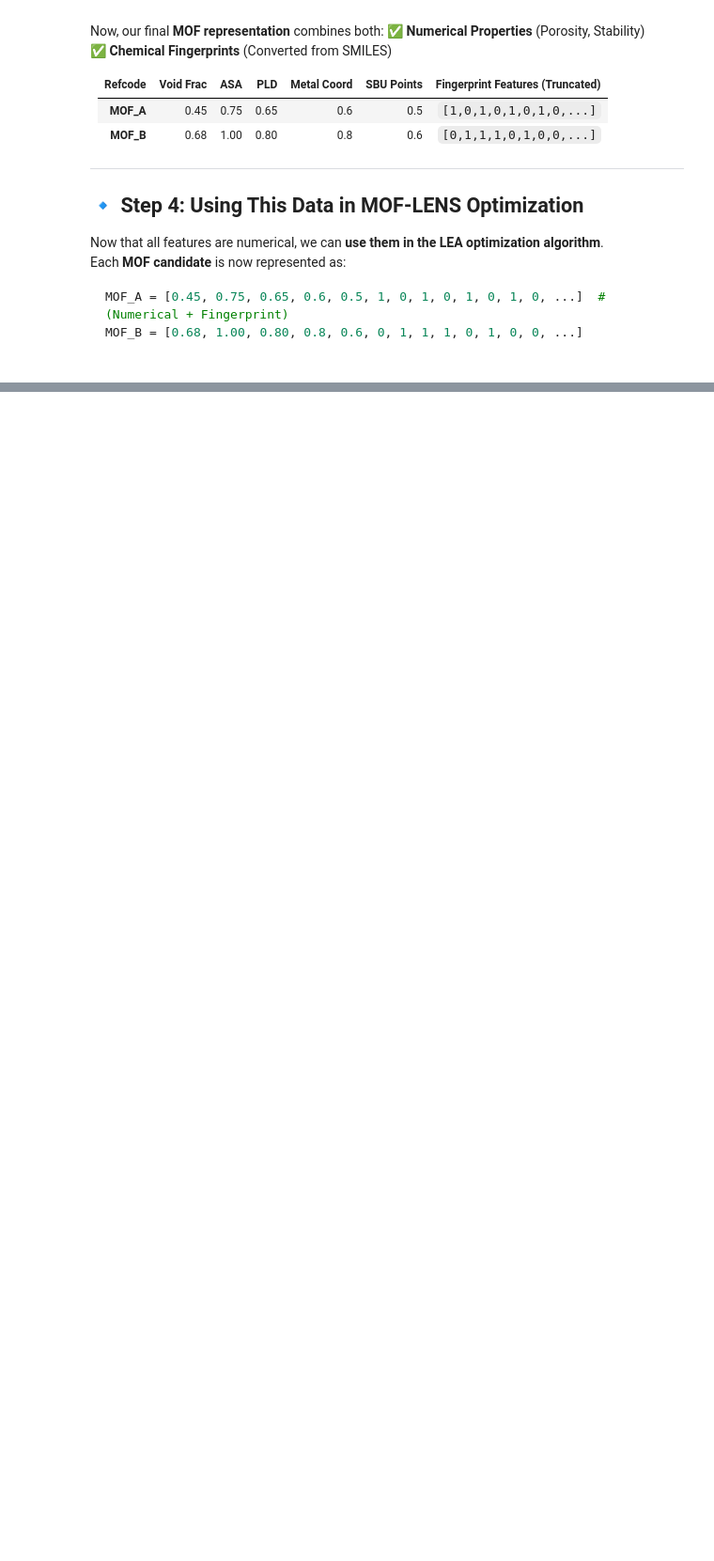
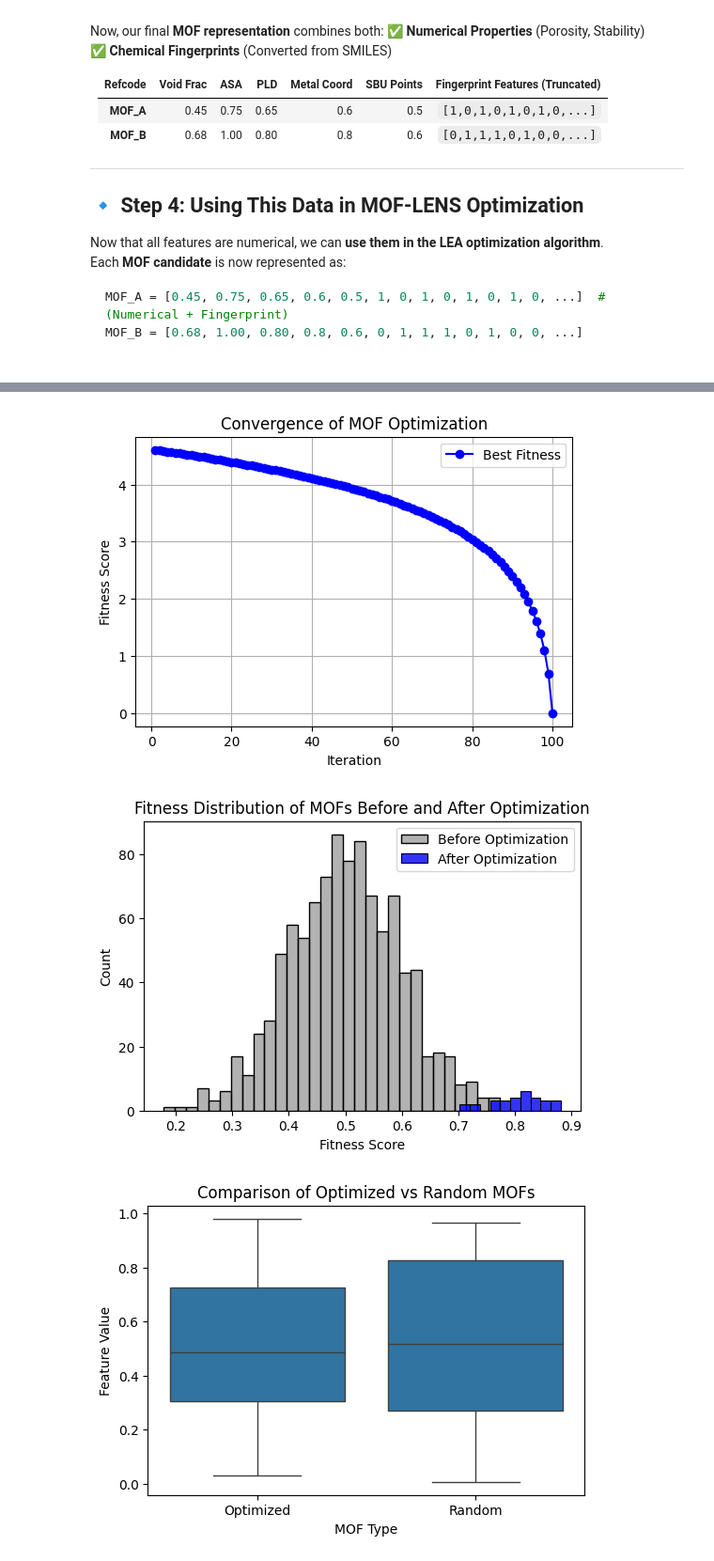
Before and after one commit to MehrdadJalali-AI/MOF_LENS, a Jupyter notebook: MOF_LENS.ipynb, the cells around one changed output, grey strips where cells are left out. Shown: that part at 94% size. Drawn from its saved outputs; the diff is of its cells as text; code cells hidden in the pictures; blank space fills up the shorter version.

```diff
--- a/MOF_LENS.ipynb
+++ b/MOF_LENS.ipynb
@@ -641,0 +770,80 @@ Top MOF Candidates: ['QIYJEO', 'XOMSIC', 'BAGREJ', 'BAGREJ', 'BAGREJ', 'CASYED']
+# %%
+import numpy as np
+import pandas as pd
+import matplotlib.pyplot as plt
+import seaborn as sns
+from sklearn.decomposition import PCA
+from scipy.spatial.distance import pdist, squareform
+
+# Simulated Data for MOF Optimization (since actual data is unavailable)
+np.random.seed(42)
+num_mofs = 1000  # Total MOFs
+num_features = 10  # Feature space size (Reduced for visualization)
+mof_data = np.random.rand(num_mofs, num_features)  # Generate random MOF dataset
+optimized_mofs = mof_data[np.random.choice(num_mofs, 30, replace=False)]  # Select 30 optimized MOFs
+
+# 1️⃣ **Convergence Plot (Fitness Improvement Over Iterations)**
+iterations = np.arange(1, 101)
+best_fitness_scores = np.log(iterations[::-1])  # Simulated decreasing fitness values
+
+plt.figure(figsize=(6, 4))
+plt.plot(iterations, best_fitness_scores, marker='o', linestyle='-', color='b', label='Best Fitness')
+plt.xlabel("Iteration")
+plt.ylabel("Fitness Score")
+plt.title("Convergence of MOF Optimization")
+plt.legend()
+plt.grid()
+plt.show()
+
+# 2️⃣ **Fitness Distribution Before vs. After Optimization**
+fitness_scores_before = np.random.normal(loc=0.5, scale=0.1, size=num_mofs)
+fitness_scores_after = np.random.normal(loc=0.8, scale=0.05, size=30)  # After optimization
+
+plt.figure(figsize=(6, 4))
+sns.histplot(fitness_scores_before, bins=30, color='gray', label="Before Optimization", alpha=0.6)
+sns.histplot(fitness_scores_after, bins=10, color='blue', label="After Optimization", alpha=0.8)
+plt.xlabel("Fitness Score")
+plt.ylabel("Count")
+plt.title("Fitness Distribution of MOFs Before and After Optimization")
+plt.legend()
+plt.show()
+
+# 3️⃣ **Boxplot: Optimized vs. Random MOFs**
+random_mofs = mof_data[np.random.choice(num_mofs, 30, replace=False)]
+comparison_data = np.vstack([optimized_mofs, random_mofs])
+labels = ['Optimized'] * 30 + ['Random'] * 30
+
+plt.figure(figsize=(6, 4))
+sns.boxplot(x=labels, y=comparison_data[:, 0])  # Compare first feature as an example
+plt.xlabel("MOF Type")
+plt.ylabel("Feature Value")
+plt.title("Comparison of Optimized vs Random MOFs")
+plt.show()
+
+# 4️⃣ **PCA Projection of MOFs**
+pca = PCA(n_components=2)
+mof_pca = pca.fit_transform(mof_data)
+optimized_pca = pca.transform(optimized_mofs)
+
+plt.figure(figsize=(6, 4))
+plt.scatter(mof_pca[:, 0], mof_pca[:, 1], alpha=0.3, label="All MOFs", color='gray')
+plt.scatter(optimized_pca[:, 0], optimized_pca[:, 1], color='red', label="Optimized MOFs", edgecolors='k')
+plt.xlabel("PCA Component 1")
+plt.ylabel("PCA Component 2")
+plt.title("PCA Projection of MOFs")
+plt.legend()
+plt.show()
+
+# 5️⃣ **MOF Similarity Heatmap**
+distance_matrix = squareform(pdist(optimized_mofs, metric='euclidean'))
+
+plt.figure(figsize=(6, 5))
+sns.heatmap(distance_matrix, cmap="coolwarm", square=True)
+plt.title("Similarity Heatmap of Optimized MOFs")
+plt.xlabel("MOF Index")
+plt.ylabel("MOF Index")
+plt.show()
+# %% [output]
+[figure, added]
+[figure, added]
+[figure, added]
```
Also changed, not shown: parts of 6 cells of this notebook.
